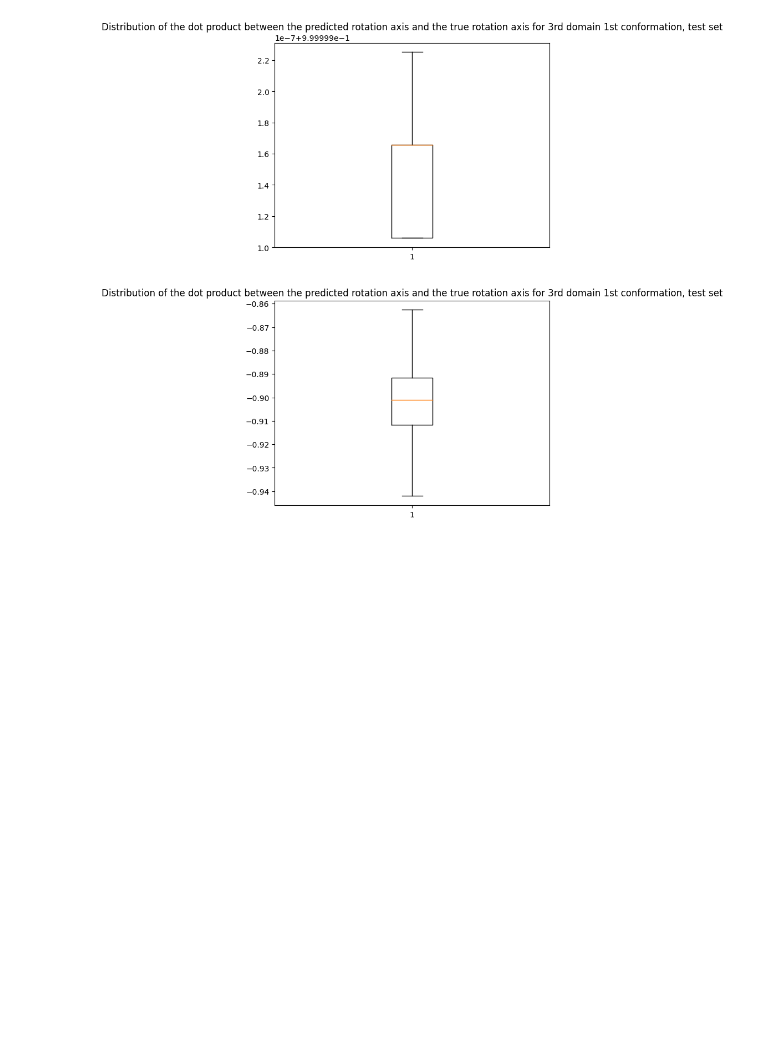
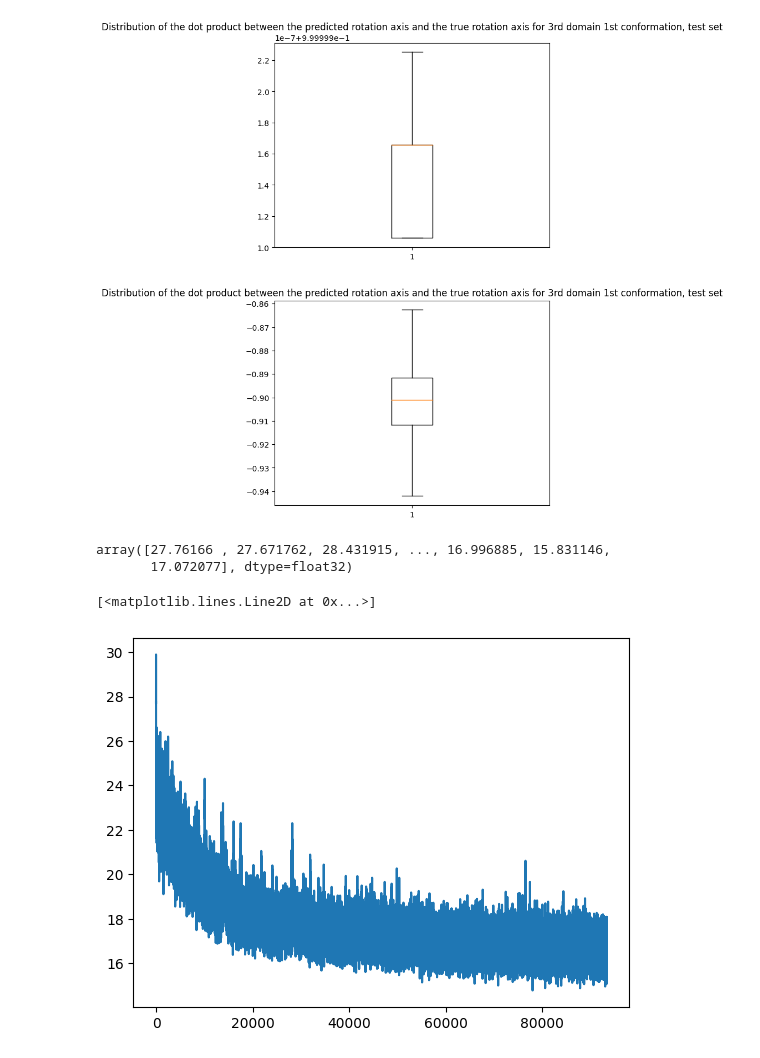
Before and after one commit to Gabriel-Ducrocq/segmentationCryoEM, a Jupyter notebook: vaeAnalysis.ipynb, the cells around one changed output. Drawn from its saved outputs; the diff is of its cells as text; code cells hidden in the pictures; blank space fills up the shorter version.

```diff
--- a/vaeAnalysis.ipynb
+++ b/vaeAnalysis.ipynb
@@ -560,3 +562,15 @@ plt.title("Distribution of the dot product between the predicted rotation axis a
 plt.show()
 # %% [output]
 [figure]
+# %%
+rmsd = np.load("data/vae2ConformationsDecoupledLatent/losses_rmsd.npy")
+# %%
+rmsd
+# %% [output]
+array([27.76166 , 27.671762, 28.431915, ..., 16.996885, 15.831146,
+       17.072077], dtype=float32)
+# %%
+plt.plot(rmsd)
+# %% [output]
+[<matplotlib.lines.Line2D at 0x...>]
+[figure, added]
```
Also changed, not shown: parts of 2 cells of this notebook, 2 other files.
